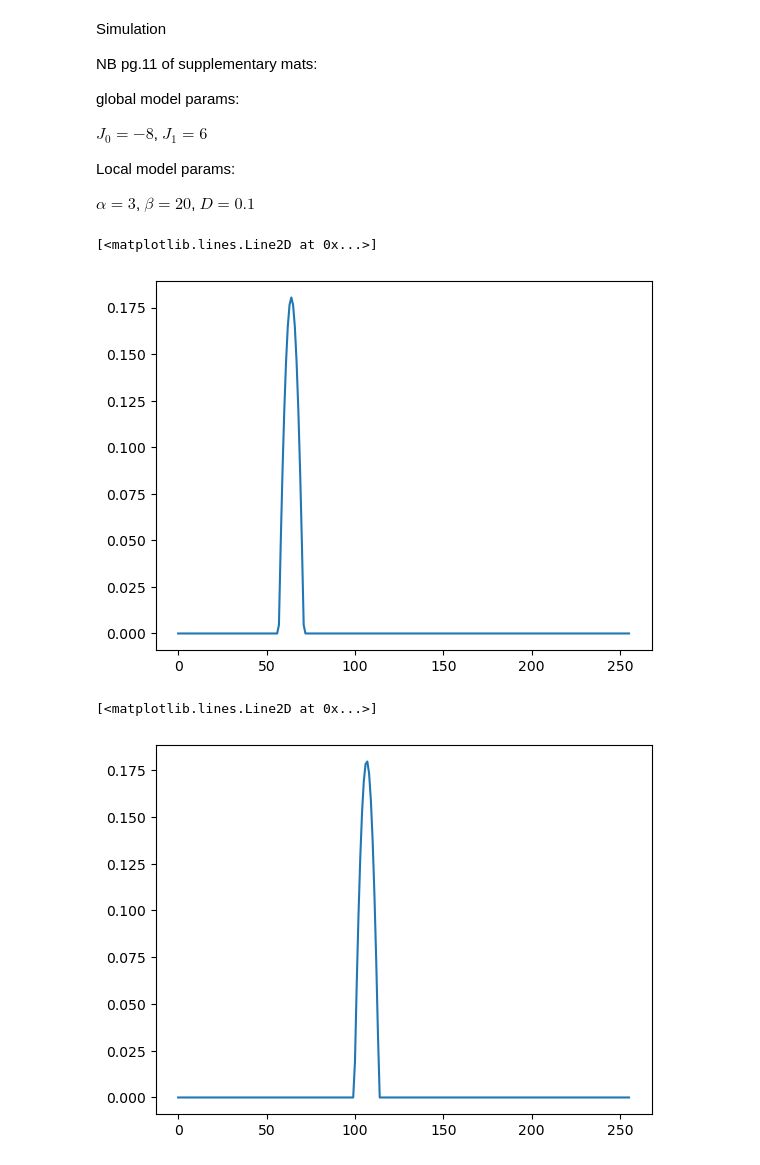
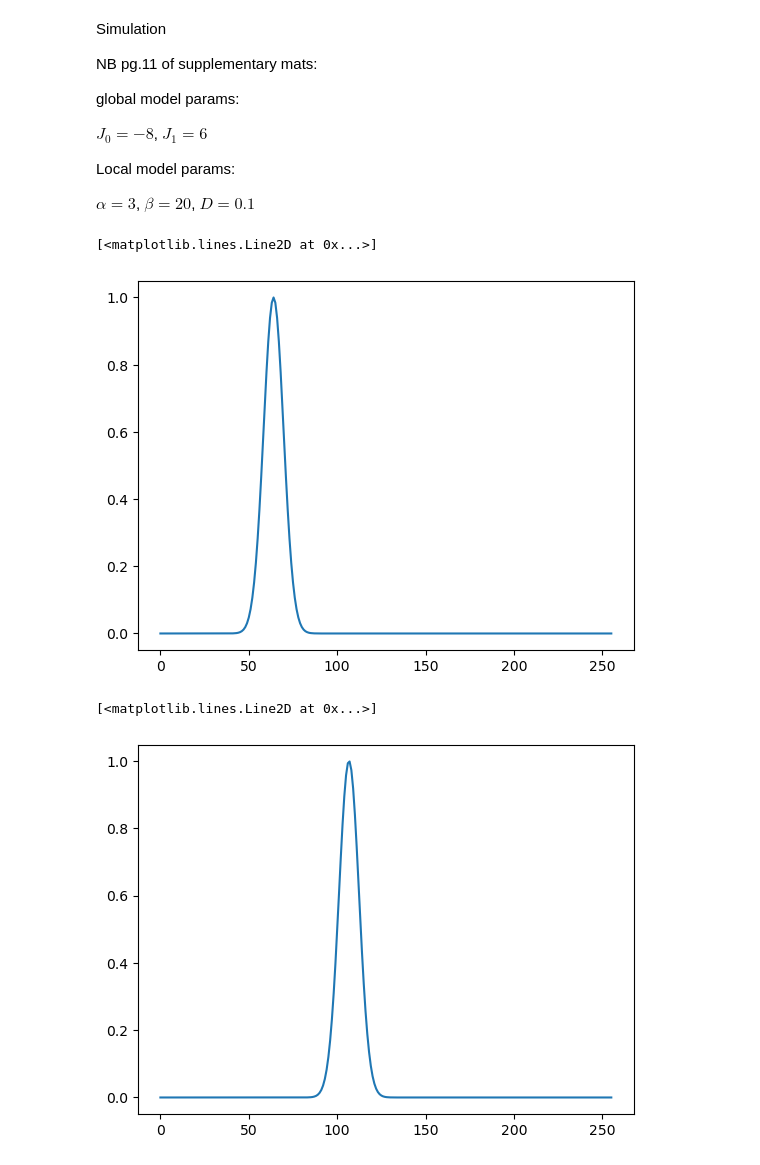
Before and after one commit to CEBangu/RingAttractor, a Jupyter notebook: python_ring/ideation.ipynb, the cells around one changed output. Drawn from its saved outputs; the diff is of its cells as text; code cells hidden in the pictures.

```diff
--- a/python_ring/ideation.ipynb
+++ b/python_ring/ideation.ipynb
@@ -188,8 +188,9 @@ And then we can also modulate the amplitude, $A$
 And then there is the shift distance, i.e., the difference between the original theta and the input theta, i.e., $\theta_{input}$ -  $\theta_{init}$
 # %%
 N = 256 #number of neurons
-A = 1.0 #amplitude of the bump
-kappas = [1/(1-np.cos(k/2)) for k in np.linspace(np.pi/4, (3*np.pi)/4)]
+A = 5.0 #amplitude of the bump
+kappa_pi = np.linspace(np.pi/8, (3*np.pi)/4)
+kappas = [1/(1-np.cos(k/2)) for k in kappa_pi]
 kappa_init = kappas[0] #width of initial bump
 theta = np.linspace(0, 2 * np.pi, N, endpoint=False)
 mu_init = np.pi/2
@@ -221,18 +222,22 @@ for amplitude in amplitudes:
 Ok, let's see if we can do some simulating then. Let's start with a 60 degree shift
 # %%
 class RingAttractor:
-    def __init__(self, num_neurons, tau=1, dt=0.01, T=10000):
+    def __init__(self, num_neurons, amplitude, kappa, mu_init, tau=1, dt=0.01, T=10000):
         self.num_neurons = num_neurons
         self.tau = tau
         self.dt = dt
         self.T = T
+        self.amplitude = amplitude
+        self.kappa = kappa
+        self.mu_init = mu_init
 
         #initialize the neurons
         self.theta = np.linspace(0, 2 * np.pi, self.num_neurons, endpoint=False)
-        self.activity = np.random.rand(num_neurons) * 1e-10 #initial activity profile
-        self.mu_init = np.pi/2 #initial bump center, we'll say it's always at the front of the fly
 
-        self.initial_state = None #to be updated to save during simulation
+
+        self.activity = self.von_mises(amplitude=self.amplitude, kappa=self.kappa, theta=self.theta, mu=self.mu_init)
+
+        self.initial_state = self.activity #to be updated to save during simulation
 
     def von_mises(self, amplitude, kappa, theta, mu): #Their implementation of the function (Kim et al. 2017)
         if kappa > 5:
@@ -256,9 +261,19 @@ class RingAttractor:
 
         external_input = self.von_mises(amplitude=amplitude, kappa=kappa, theta=self.theta, mu=mu)
 
+        kernel_fft = np.fft.fft(self.kernel)
+
         for t in range(int(self.T)):
-            net_input = np.convolve(self.activity, self.kernel, mode='same') + external_input
+            #using fft reverse fft
+            activity_fft = np.fft.fft(self.activity)
+            net_input_fft = kernel_fft * activity_fft
+            net_input = np.real(np.fft.ifft(net_input_fft)) + external_input
+
+
+            # net_input = np.convolve(self.activity, self.kernel, mode='same') + external_input
             self.activity = self.activity + (self.dt / self.tau) * (-self.activity + self.threshold_linear(net_input))
+
+
             # if t % 100 == 0:
 
             #     plt.plot(self.activity, label=f"activity at time {t}")
@@ -268,7 +283,7 @@ class RingAttractor:
             #     plt.legend()
             #     plt.show()
 
-    # def analyse_jump_or_flow(self, mu_input, threshold=0.1): #adapted but quite their implementation (threshold param is new)
+    # def analyse_jump_or_flow(self, mu_input, threshold=0.0001): #adapted but quite their implementation (threshold param is new)
     #     """0 : No Effect
     #        1: Flow
     #        2: Jump"""
@@ -283,7 +298,7 @@ class RingAttractor:
     #     else:
     #         return 1
 
-    def analyse_jump_or_flow(self, mu_input): #no thresholding
+    def analyse_jump_or_flow(self, mu_input, threshold=None): #no thresholding
         """0 : No Effect
            1: Flow
            2: Jump"""
@@ -299,12 +314,9 @@ class RingAttractor:
             return 1
 
 
-
-
-
 class LocalModel(RingAttractor):
-    def __init__(self, num_neurons, alpha=3, beta=20, D=0.1):
-        super().__init__(num_neurons=num_neurons)
+    def __init__(self, num_neurons, amplitude, kappa, mu_init, alpha=3, beta=20, D=0.1):
+        super().__init__(num_neurons=num_neurons, amplitude=amplitude, kappa=kappa, mu_init=mu_init)
         self.alpha = alpha
         self.beta = beta
         self.D = D
@@ -336,15 +346,15 @@ x = LocalModel(256)
 # %%
-x.simulate(amplitude, kappa, mu=mu_init)
+x = LocalModel(256, amplitude=1.0, kappa=kappas[0], mu_init=np.pi/2)
 plt.plot(x.activity)
 # %% [output]
 [<matplotlib.lines.Line2D at 0x...>]
-[figure, old version]
+[figure, new version]
 # %%
 x.simulate(amplitude, kappa, mu=mu_60)
 plt.plot(x.activity)
 # %% [output]
 [<matplotlib.lines.Line2D at 0x...>]
-[figure, old version]
+[figure, new version]
 # %%
 def generate_bifurcation_diagram(model, mus, kappas, amplitudes):
     """Generates bifurcation diagram"""
```
Also changed, not shown: parts of 5 cells of this notebook.
